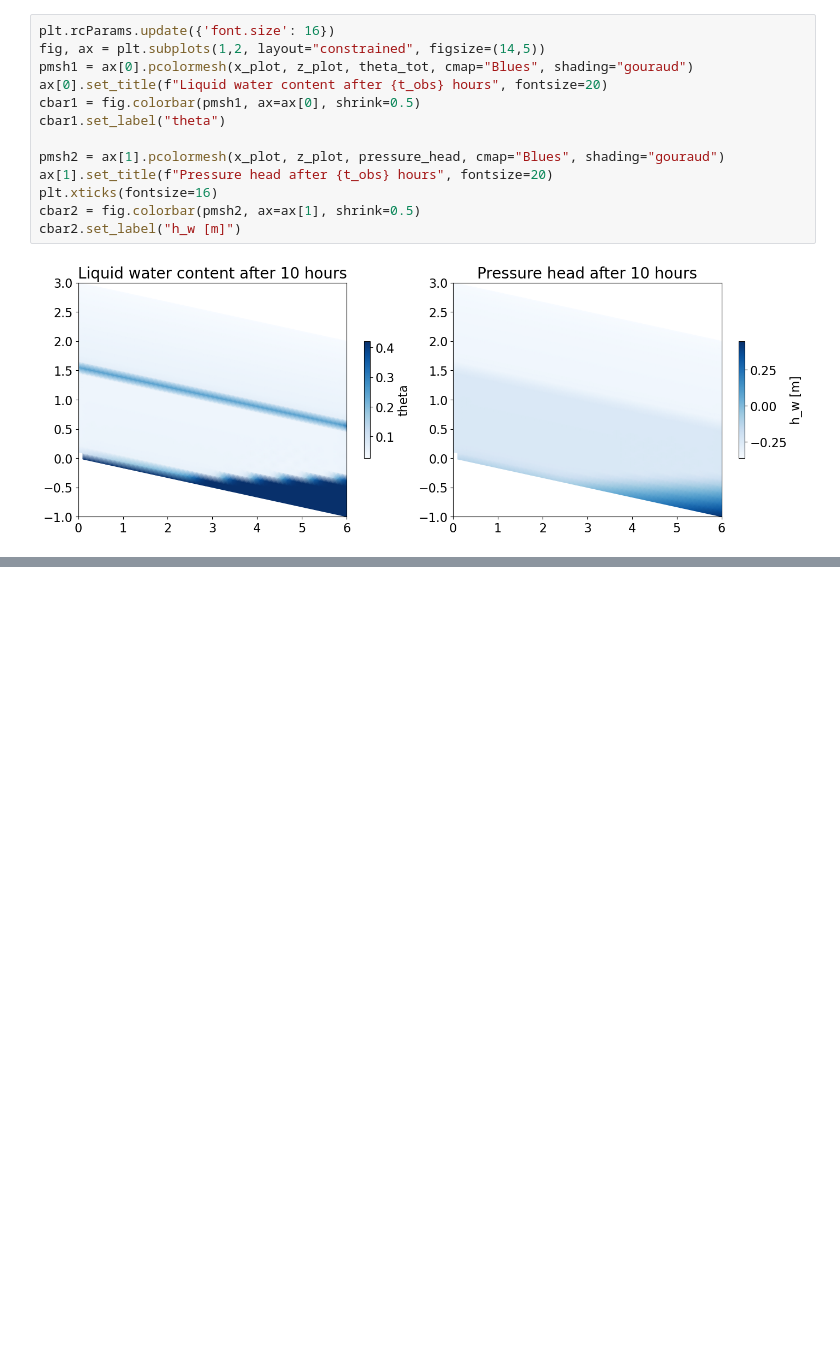
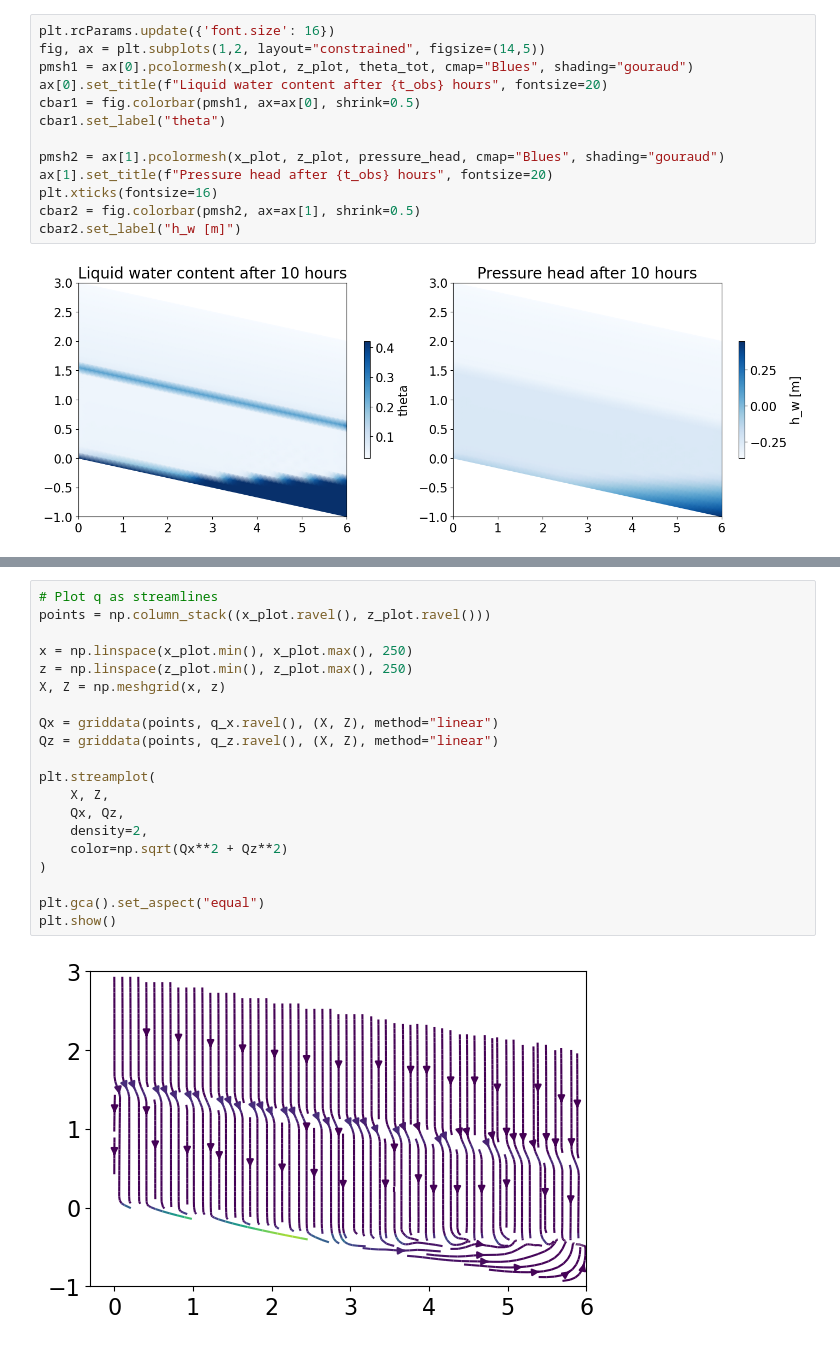
Before and after one commit to lannika-ut/Masterarbeit, a Jupyter notebook: view_solutions.ipynb, the cells around one changed output, grey strips where cells are left out. Saved outputs shown, nothing was run; the diff lists cells and outputs as text; blank space fills up the shorter version.

```diff
--- a/view_solutions.ipynb
+++ b/view_solutions.ipynb
@@ -110,0 +110,22 @@ plot_mesh2(domain)
+# %%
+# Plot q as streamlines
+points = np.column_stack((x_plot.ravel(), z_plot.ravel()))
+
+x = np.linspace(x_plot.min(), x_plot.max(), 250)
+z = np.linspace(z_plot.min(), z_plot.max(), 250)
+X, Z = np.meshgrid(x, z)
+
+Qx = griddata(points, q_x.ravel(), (X, Z), method="linear")
+Qz = griddata(points, q_z.ravel(), (X, Z), method="linear")
+
+plt.streamplot(
+    X, Z,
+    Qx, Qz,
+    density=2,
+    color=np.sqrt(Qx**2 + Qz**2)
+)
+
+plt.gca().set_aspect("equal")
+plt.show()
+# %% [output]
+[figure, added]
```
Also changed, not shown: parts of 6 cells of this notebook, 7 other files.
